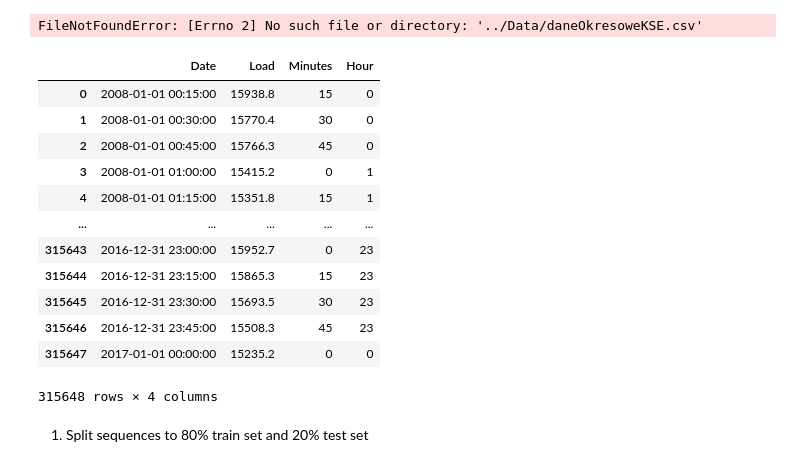
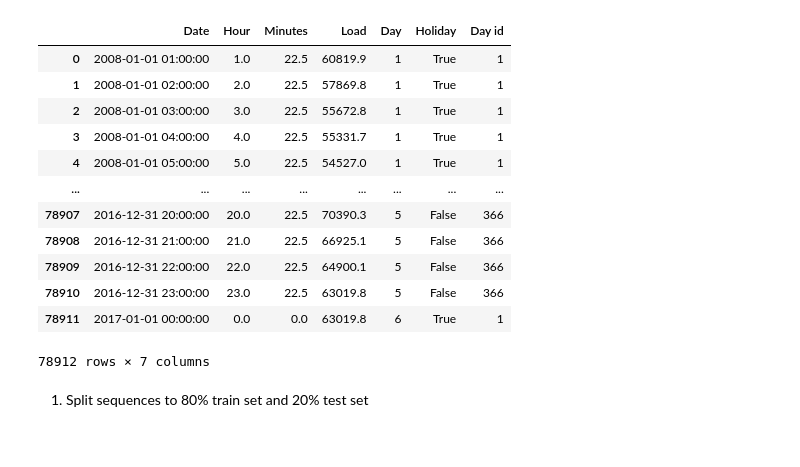
Before and after one commit to BleakHeart/Report-2, a Jupyter notebook: src/LSTM/LSTM_preprocessing.ipynb, the cells around one changed output. Drawn from its saved outputs; the diff is of its cells as text; code cells hidden in the pictures.

```diff
--- a/src/LSTM/LSTM_preprocessing.ipynb
+++ b/src/LSTM/LSTM_preprocessing.ipynb
@@ -20,7 +20,7 @@ from tensorflow.keras.utils import plot_model, model_to_dot
 import tensorflow
 tensorflow.keras.utils.pydot = pyd
 # %%
-data = pd.read_csv("../Data/daneOkresoweKSE.csv", sep=';', skiprows=1, names=['Date', 'Hour', 'Minute', 'Load'])
+data = pd.read_csv("../../Data/daneOkresoweKSE.csv", sep=';', skiprows=1, names=['Date', 'Hour', 'Minute', 'Load'])
 Electric = data.copy()
 Electric['Date'] = pd.to_datetime(Electric.Date)
 Electric.loc[Electric.Hour == 24, 'Date'] = Electric.loc[Electric.Hour == 24, 'Date'] + timedelta(days=1)
@@ -30,24 +30,30 @@ Electric.Date = pd.to_datetime(Electric.Date.astype(str) + ' ' + Electric['Hour'
 Electric = Electric[['Date', 'Load']]
 Electric['Minutes'] = Electric['Date'].dt.minute
 Electric['Hour'] = Electric['Date'].dt.hour
-# %% [output]
-FileNotFoundError: [Errno 2] No such file or directory: '../Data/daneOkresoweKSE.csv'
-# %%
-Electric
-# %% [output]
-|  | Date | Load | Minutes | Hour |
-| 0 | 2008-01-01 00:15:00 | 15938.8 | 15 | 0 |
-| 1 | 2008-01-01 00:30:00 | 15770.4 | 30 | 0 |
-| 2 | 2008-01-01 00:45:00 | 15766.3 | 45 | 0 |
-| 3 | 2008-01-01 01:00:00 | 15415.2 | 0 | 1 |
-| 4 | 2008-01-01 01:15:00 | 15351.8 | 15 | 1 |
-| ... | ... | ... | ... | ... |
-| 315643 | 2016-12-31 23:00:00 | 15952.7 | 0 | 23 |
-| 315644 | 2016-12-31 23:15:00 | 15865.3 | 15 | 23 |
-| 315645 | 2016-12-31 23:30:00 | 15693.5 | 30 | 23 |
-| 315646 | 2016-12-31 23:45:00 | 15508.3 | 45 | 23 |
-| 315647 | 2017-01-01 00:00:00 | 15235.2 | 0 | 0 |
-315648 rows × 4 columns
+# %%
+#df = resampling_data(Electric, resample_cost='d')
+
+#df = df[~df.Load.isna()].reset_index(drop=True)
+#df
+
+df = resampling_data(Electric)
+
+df = df[~df.Load.isna()].reset_index(drop=True)
+df
+# %% [output]
+|  | Date | Hour | Minutes | Load | Day | Holiday | Day id |
+| 0 | 2008-01-01 01:00:00 | 1.0 | 22.5 | 60819.9 | 1 | True | 1 |
+| 1 | 2008-01-01 02:00:00 | 2.0 | 22.5 | 57869.8 | 1 | True | 1 |
+| 2 | 2008-01-01 03:00:00 | 3.0 | 22.5 | 55672.8 | 1 | True | 1 |
+| 3 | 2008-01-01 04:00:00 | 4.0 | 22.5 | 55331.7 | 1 | True | 1 |
+| 4 | 2008-01-01 05:00:00 | 5.0 | 22.5 | 54527.0 | 1 | True | 1 |
+| ... | ... | ... | ... | ... | ... | ... | ... |
+| 78907 | 2016-12-31 20:00:00 | 20.0 | 22.5 | 70390.3 | 5 | False | 366 |
+| 78908 | 2016-12-31 21:00:00 | 21.0 | 22.5 | 66925.1 | 5 | False | 366 |
+| 78909 | 2016-12-31 22:00:00 | 22.0 | 22.5 | 64900.1 | 5 | False | 366 |
+| 78910 | 2016-12-31 23:00:00 | 23.0 | 22.5 | 63019.8 | 5 | False | 366 |
+| 78911 | 2017-01-01 00:00:00 | 0.0 | 0.0 | 63019.8 | 6 | True | 1 |
+78912 rows × 7 columns
 # %%
 n = 1000
 x = np.arange(n)
```
Also changed, not shown: parts of 6 cells of this notebook, 1 other file.
